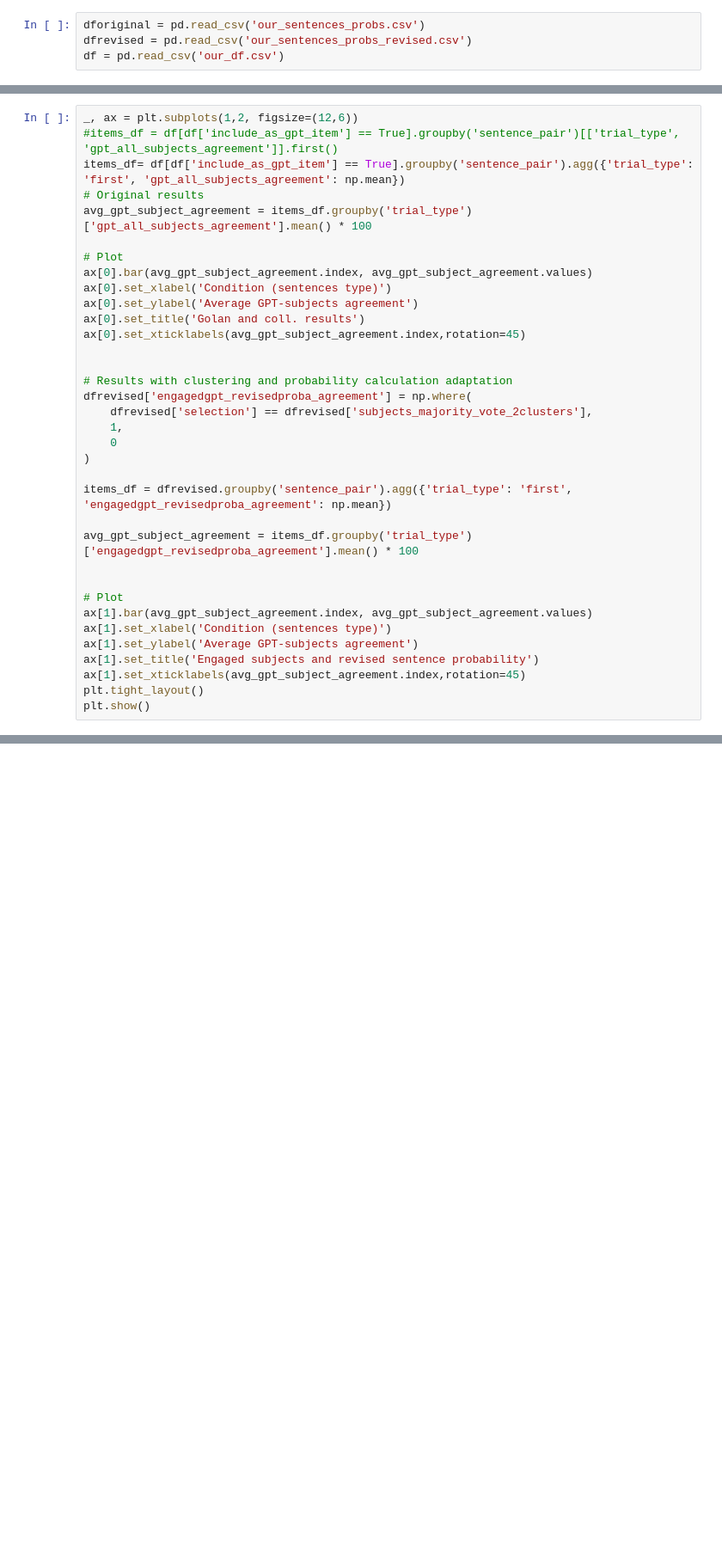
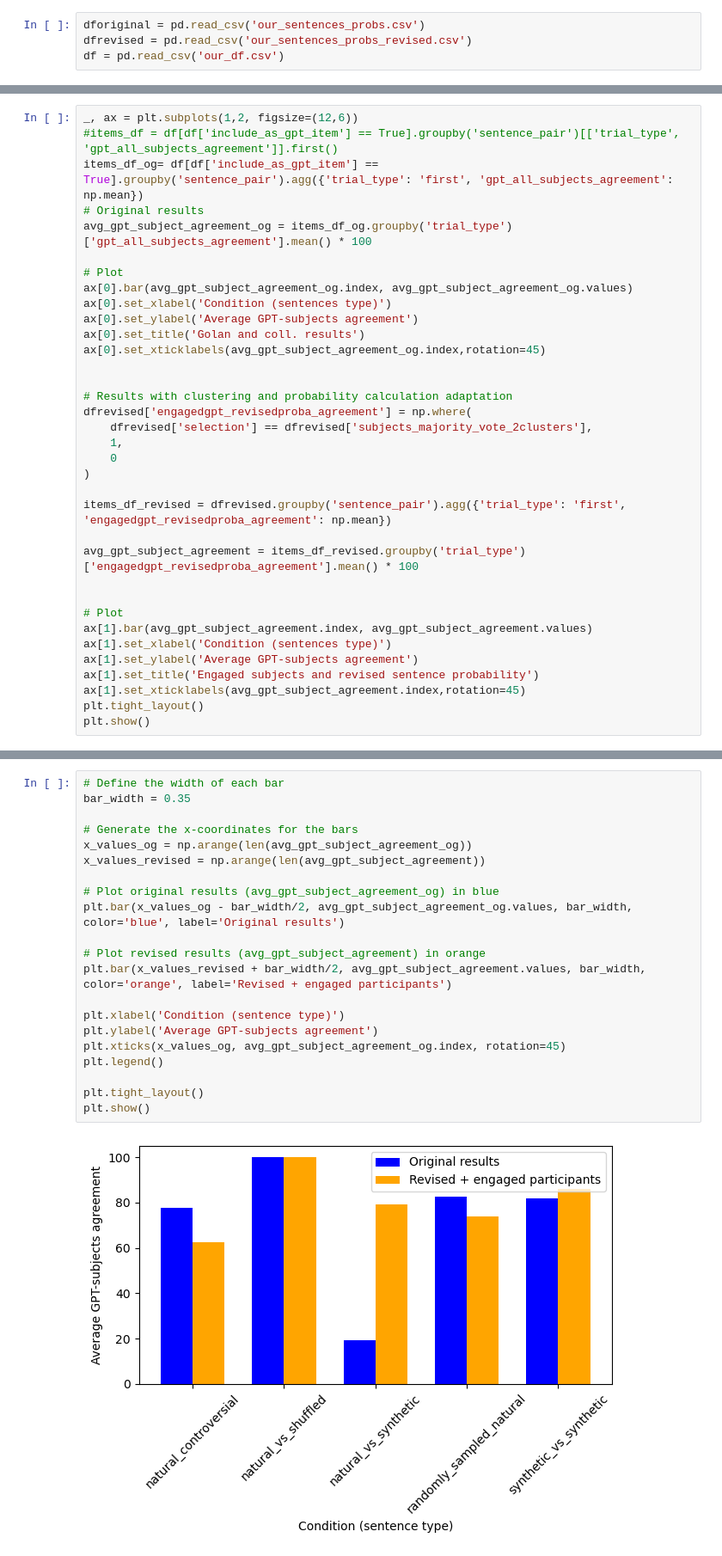
Before and after one commit to LpZamora/contstimlang, a Jupyter notebook: our_code_probability_calc.ipynb, the cells around one changed output, grey strips where cells are left out. Shown at 86% size. Drawn from its saved outputs; the diff is of its cells as text; blank space fills up the shorter version.

Commit message:
added new plot

```diff
--- a/our_code_probability_calc.ipynb
+++ b/our_code_probability_calc.ipynb
@@ -248,16 +248,16 @@ plt.show()
 # %%
 _, ax = plt.subplots(1,2, figsize=(12,6))
 #items_df = df[df['include_as_gpt_item'] == True].groupby('sentence_pair')[['trial_type', 'gpt_all_subjects_agreement']].first()
-items_df= df[df['include_as_gpt_item'] == True].groupby('sentence_pair').agg({'trial_type': 'first', 'gpt_all_subjects_agreement': np.mean})
+items_df_og= df[df['include_as_gpt_item'] == True].groupby('sentence_pair').agg({'trial_type': 'first', 'gpt_all_subjects_agreement': np.mean})
 # Original results
-avg_gpt_subject_agreement = items_df.groupby('trial_type')['gpt_all_subjects_agreement'].mean() * 100
+avg_gpt_subject_agreement_og = items_df_og.groupby('trial_type')['gpt_all_subjects_agreement'].mean() * 100
 
 # Plot
-ax[0].bar(avg_gpt_subject_agreement.index, avg_gpt_subject_agreement.values)
+ax[0].bar(avg_gpt_subject_agreement_og.index, avg_gpt_subject_agreement_og.values)
 ax[0].set_xlabel('Condition (sentences type)')
 ax[0].set_ylabel('Average GPT-subjects agreement')
 ax[0].set_title('Golan and coll. results')
-ax[0].set_xticklabels(avg_gpt_subject_agreement.index,rotation=45)
+ax[0].set_xticklabels(avg_gpt_subject_agreement_og.index,rotation=45)
 
 
 # Results with clustering and probability calculation adaptation
@@ -267,9 +267,9 @@ dfrevised['engagedgpt_revisedproba_agreement'] = np.where(
     0
 )
 
-items_df = dfrevised.groupby('sentence_pair').agg({'trial_type': 'first', 'engagedgpt_revisedproba_agreement': np.mean})
+items_df_revised = dfrevised.groupby('sentence_pair').agg({'trial_type': 'first', 'engagedgpt_revisedproba_agreement': np.mean})
 
-avg_gpt_subject_agreement = items_df.groupby('trial_type')['engagedgpt_revisedproba_agreement'].mean() * 100
+avg_gpt_subject_agreement = items_df_revised.groupby('trial_type')['engagedgpt_revisedproba_agreement'].mean() * 100
 
 
 # Plot
@@ -282,3 +282,26 @@ plt.tight_layout()
 plt.show()
 # %% [output]
 [figure]
+# %%
+# Define the width of each bar
+bar_width = 0.35
+
+# Generate the x-coordinates for the bars
+x_values_og = np.arange(len(avg_gpt_subject_agreement_og))
+x_values_revised = np.arange(len(avg_gpt_subject_agreement))
+
+# Plot original results (avg_gpt_subject_agreement_og) in blue
+plt.bar(x_values_og - bar_width/2, avg_gpt_subject_agreement_og.values, bar_width, color='blue', label='Original results')
+
+# Plot revised results (avg_gpt_subject_agreement) in orange
+plt.bar(x_values_revised + bar_width/2, avg_gpt_subject_agreement.values, bar_width, color='orange', label='Revised + engaged participants')
+
+plt.xlabel('Condition (sentence type)')
+plt.ylabel('Average GPT-subjects agreement')
+plt.xticks(x_values_og, avg_gpt_subject_agreement_og.index, rotation=45)
+plt.legend()
+
+plt.tight_layout()
+plt.show()
+# %% [output]
+[figure, added]
```
Also changed, not shown: parts of 2 cells of this notebook.
